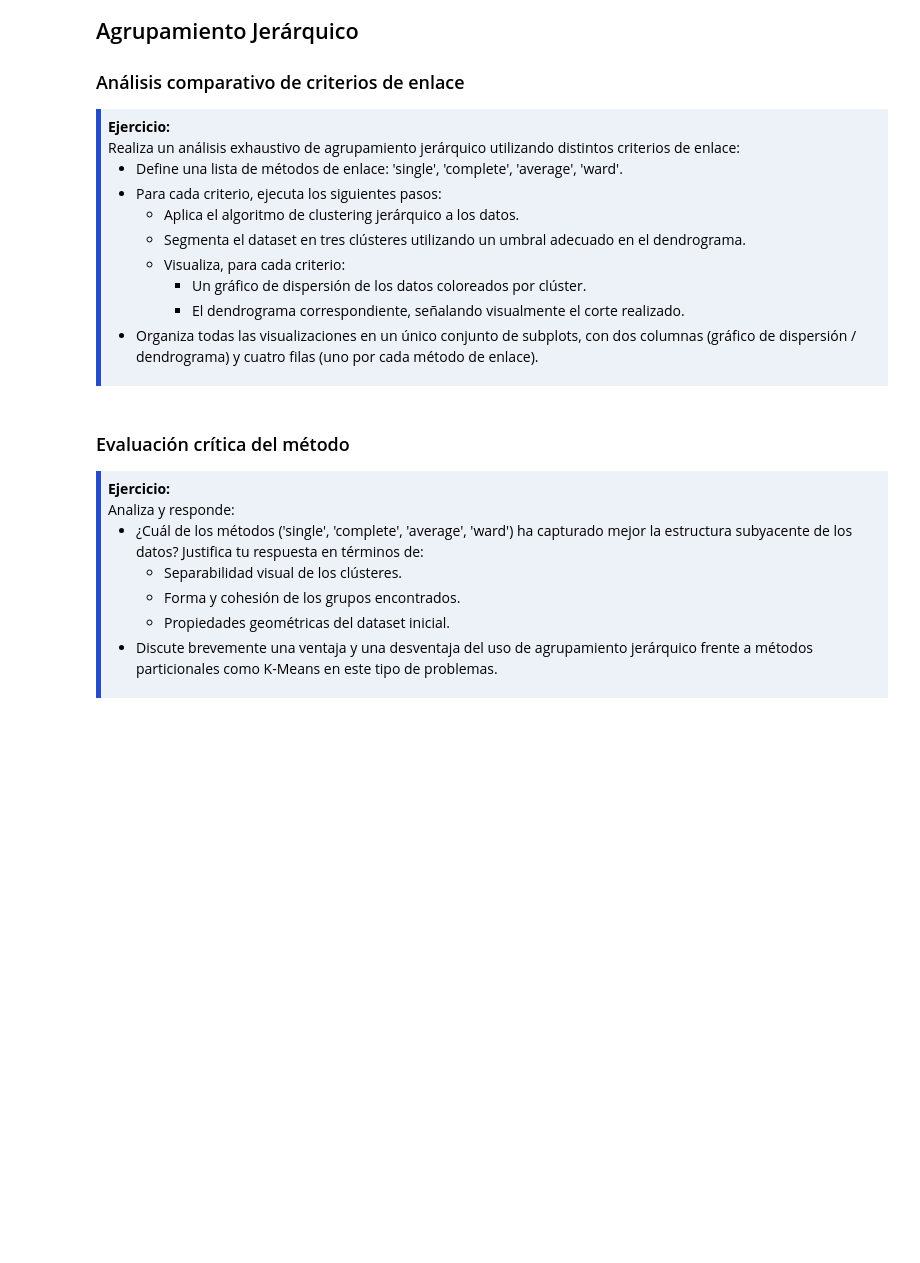
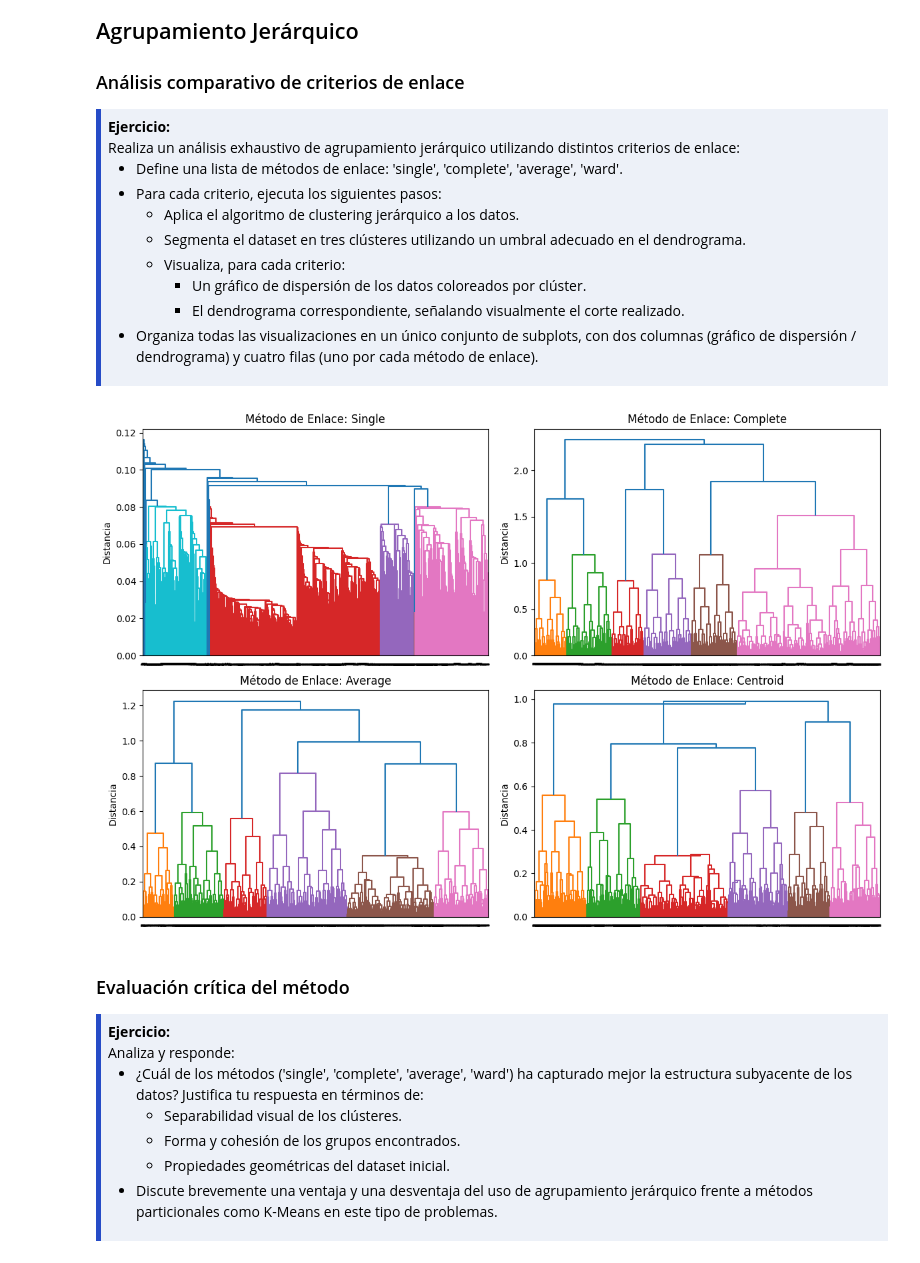
Before and after one commit to juanfercaicedo/AprendizajeAutomaticoInicial, a Jupyter notebook: Talleres/Taller01.ipynb, the cells around one changed output. Saved outputs shown, nothing was run; the diff lists cells and outputs as text; code cells hidden in the pictures; blank space fills up the shorter version.

```diff
--- a/Talleres/Taller01.ipynb
+++ b/Talleres/Taller01.ipynb
@@ -100,3 +124,8 @@ Entrena un modelo de K-Means con el número de clústeres seleccionado. Luego:
 <li>Reflexiona sobre las condiciones geométricas bajo las cuales K-Means funciona adecuadamente y por qué podría no ser el algoritmo más adecuado para este tipo de distribución.</li>
 </ul>
 </div>
+# %%
+modelo = KMeans(n_clusters=4, random_state=42)
+modelo.fit(X_circles)
+labels = modelo.labels_
+print(labels)
@@ -126,6 +157,21 @@ Realiza un análisis exhaustivo de agrupamiento jerárquico utilizando distintos
   <li>Organiza todas las visualizaciones en un único conjunto de subplots, con dos columnas (gráfico de dispersión / dendrograma) y cuatro filas (uno por cada método de enlace).</li>
 </ul>
 </div>
+# %%
+fig, axes = plt.subplots(2, 2, figsize=(12, 8))
+axes = axes.flatten()
+methods = ['single', 'complete', 'average', 'centroid']
+for i, method in enumerate(methods):
+    linkage_matrix = linkage(X_circles, method=method)
+    dendrogram(linkage_matrix, labels=labels, ax=axes[i])
+    axes[i].set_title(f'Método de Enlace: {method.capitalize()}')
+    axes[i].set_ylabel('Distancia')
+
+# Ajustar el espacio entre subplots
+plt.tight_layout()
+plt.show()
+# %% [output]
+[figure, added]
 # %% [markdown]
 
 ### <font color='264CC7'> Evaluación crítica del método </font>
```
Also changed, not shown: parts of 5 cells of this notebook.
